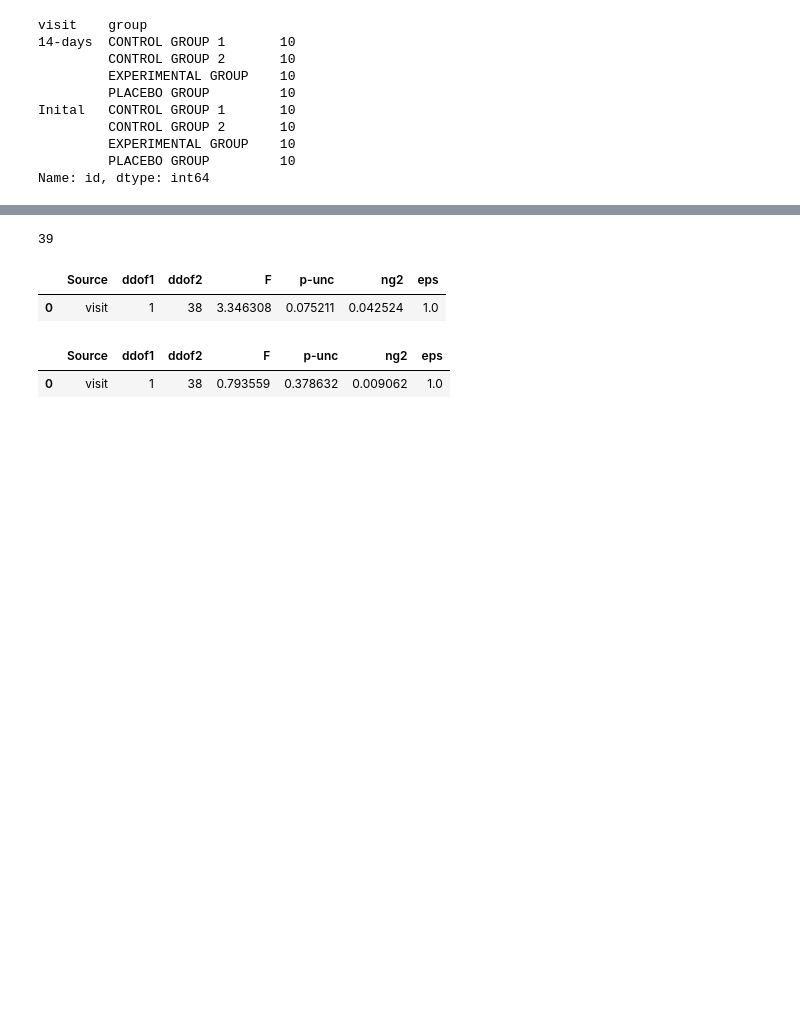
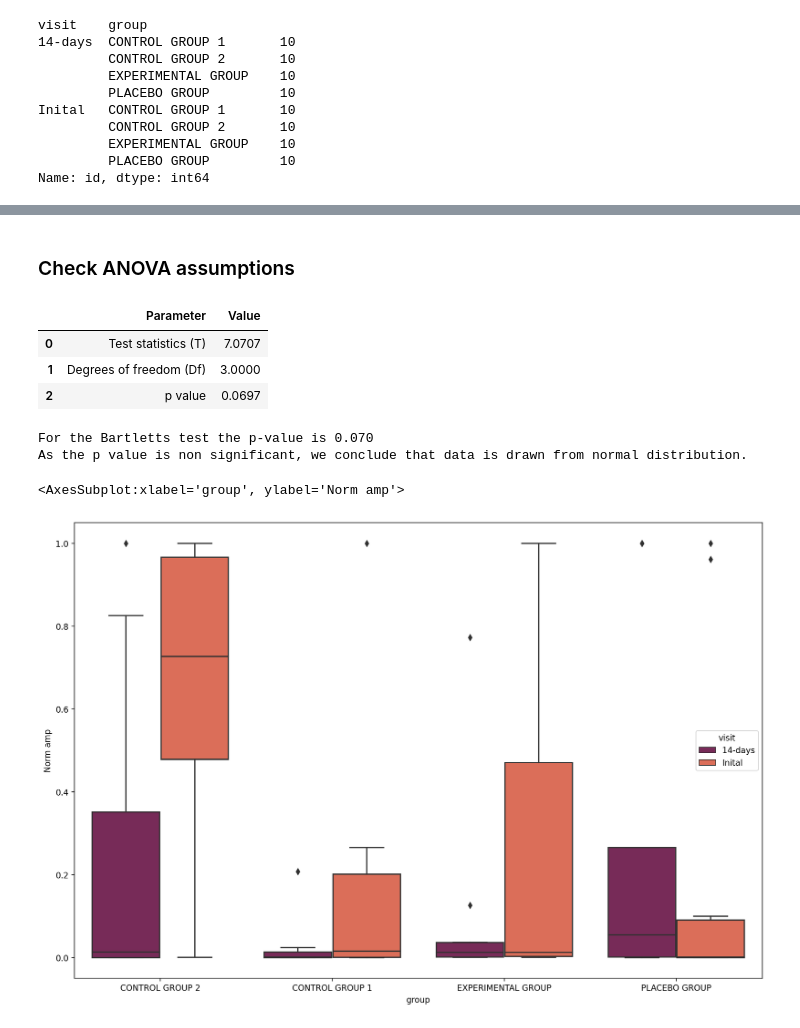
Before and after one commit to JuliusWelzel/tremor_music_ap, a Jupyter notebook: scripts/02_group_stats.ipynb, the cells around one changed output, grey strips where cells are left out. Cells and saved outputs as stored; diff of their text form; code cells hidden in the pictures; blank space fills up the shorter version.

```diff
--- a/scripts/02_group_stats.ipynb
+++ b/scripts/02_group_stats.ipynb
@@ -127,26 +129,14 @@ ValueError: The data set contains more than one observation per subject and cell
-# %%
-dat_sit_relx = sumed_axis[sumed_axis["task"] == "Sitting relaxed"]
-aov_sit_relx = pg.rm_anova(dv='Norm amp', within=['visit','group'],
-                  subject='id', data=dat_sit_relx)
-# %%
-dat_sit_relx["id"].nunique()
-# %% [output]
-39
-# %%
-dat_sit_flex = sumed_axis[sumed_axis["task"] == "Sitting flexed"]
-aov_sit_flex = pg.rm_anova(dv='Norm amp', within=['visit'],
-                  subject='id', data=dat_sit_flex)
-
-aov_sit_flex
-# %% [output]
-|  | Source | ddof1 | ddof2 | F | p-unc | ng2 | eps |
-| 0 | visit | 1 | 38 | 3.346308 | 0.075211 | 0.042524 | 1.0 |
-# %%
-dat_stand_flex = sumed_axis[sumed_axis["task"] == "Standing flexed"]
-aov_sand_flex = pg.rm_anova(dv='Norm amp', within=['visit'],
-                  subject='id', data=dat_stand_flex)
-
-aov_sand_flex
-# %% [output]
-|  | Source | ddof1 | ddof2 | F | p-unc | ng2 | eps |
-| 0 | visit | 1 | 38 | 0.793559 | 0.378632 | 0.009062 | 1.0 |
+# %% [markdown]
+### Check ANOVA assumptions
+# %%
+# Bartletts test for normal distribution
+
+from bioinfokit.analys import stat
+res = stat()
+res.bartlett(df=dat_sit_relx, res_var='Norm amp', xfac_var='group')
+res.bartlett_summary
+# %% [output]
+|  | Parameter | Value |
+| 0 | Test statistics (T) | 7.0707 |
+| 1 | Degrees of freedom (Df) | 3.0000 |
+| 2 | p value | 0.0697 |
@@ -152,0 +148,16 @@ aov_sand_flex
+# %%
+idx_group_exp = dat_sit_relx["group"] == "EXPERIMENTAL GROUP"
+idx_group_c1 = dat_sit_relx["group"] == "CONTROL GROUP 1"
+idx_group_c2 = dat_sit_relx["group"] == "CONTROL GROUP 2"
+idx_group_pg = dat_sit_relx["group"] == "PLACEBO GROUP"
+
+w, pvalue = stats.bartlett(dat_sit_relx["Norm amp"][idx_group_exp],
+                        dat_sit_relx["Norm amp"][idx_group_c1],
+                        dat_sit_relx["Norm amp"][idx_group_c2],
+                        dat_sit_relx["Norm amp"][idx_group_pg],)
+
+print(f"For the Bartletts test the p-value is {pvalue:.3f}")
+print(f"As the p value is non significant, we conclude that data is drawn from normal distribution.")
+# %% [output]
+For the Bartletts test the p-value is 0.070
+As the p value is non significant, we conclude that data is drawn from normal distribution.
@@ -152,0 +170,5 @@ aov_sand_flex
+# %%
+sns.boxplot(x="group", y="Norm amp", hue="visit", data=dat_sit_relx, palette="rocket")
+# %% [output]
+<AxesSubplot:xlabel='group', ylabel='Norm amp'>
+[figure, added]
```
Also changed, not shown: parts of 9 cells of this notebook.
